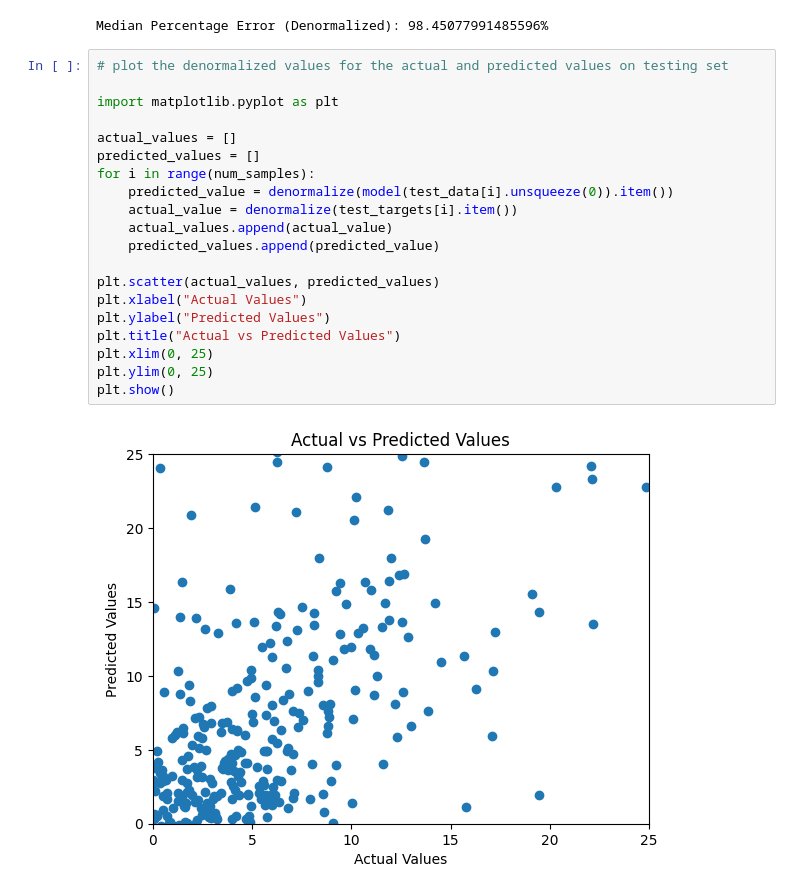
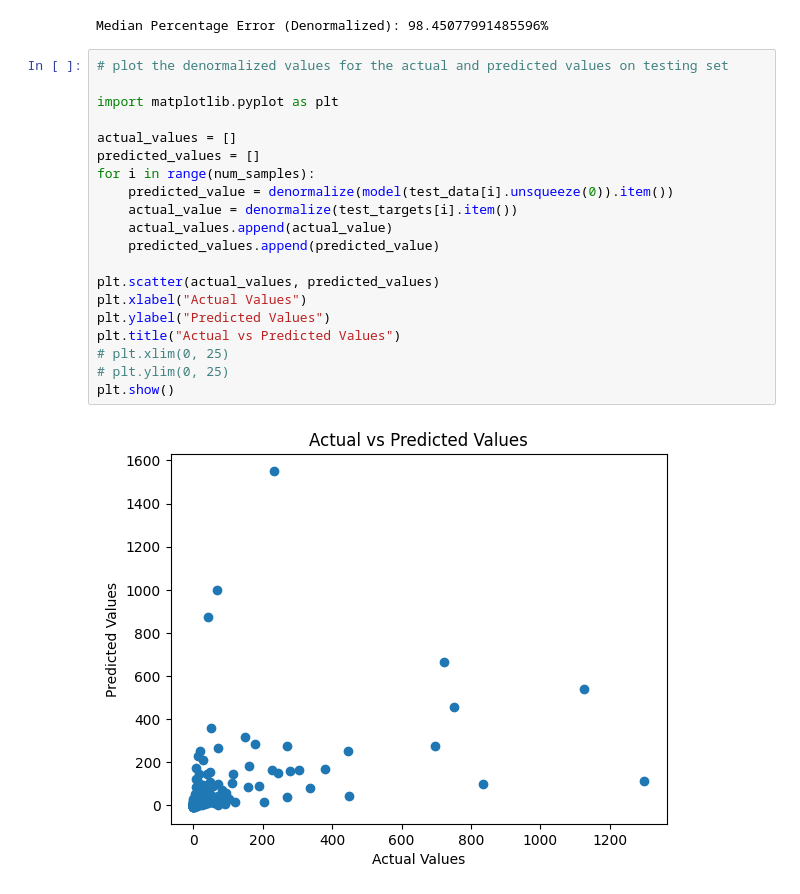
Before and after one commit to lukeyoffe/cs293n, a Jupyter notebook: model/lstm.ipynb, the cells around one changed output. Cells and saved outputs as stored; diff of their text form.

```diff
--- a/model/lstm.ipynb
+++ b/model/lstm.ipynb
@@ -386,22 +386,22 @@ Median Percentage Error (Denormalized): 98.45077991485596%
 # %%
 # plot the denormalized values for the actual and predicted values on testing set
 
 import matplotlib.pyplot as plt
 
 actual_values = []
 predicted_values = []
 for i in range(num_samples):
     predicted_value = denormalize(model(test_data[i].unsqueeze(0)).item())
     actual_value = denormalize(test_targets[i].item())
     actual_values.append(actual_value)
     predicted_values.append(predicted_value)
 
 plt.scatter(actual_values, predicted_values)
 plt.xlabel("Actual Values")
 plt.ylabel("Predicted Values")
 plt.title("Actual vs Predicted Values")
-plt.xlim(0, 25)
-plt.ylim(0, 25)
+# plt.xlim(0, 25)
+# plt.ylim(0, 25)
 plt.show()
 # %% [output]
-[figure, old version]
+[figure, new version]
```
Also changed, not shown: parts of 7 cells of this notebook, 1 other file.
